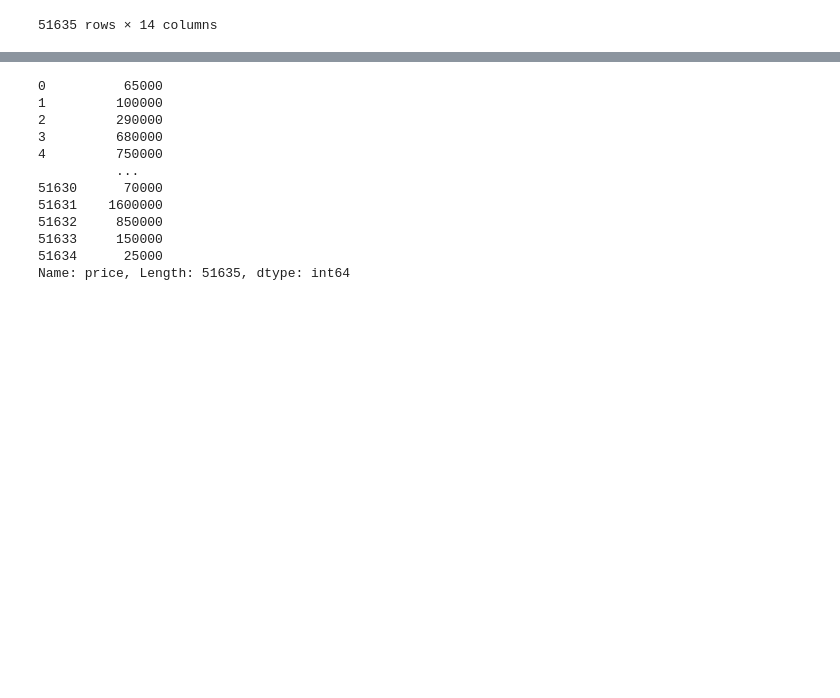
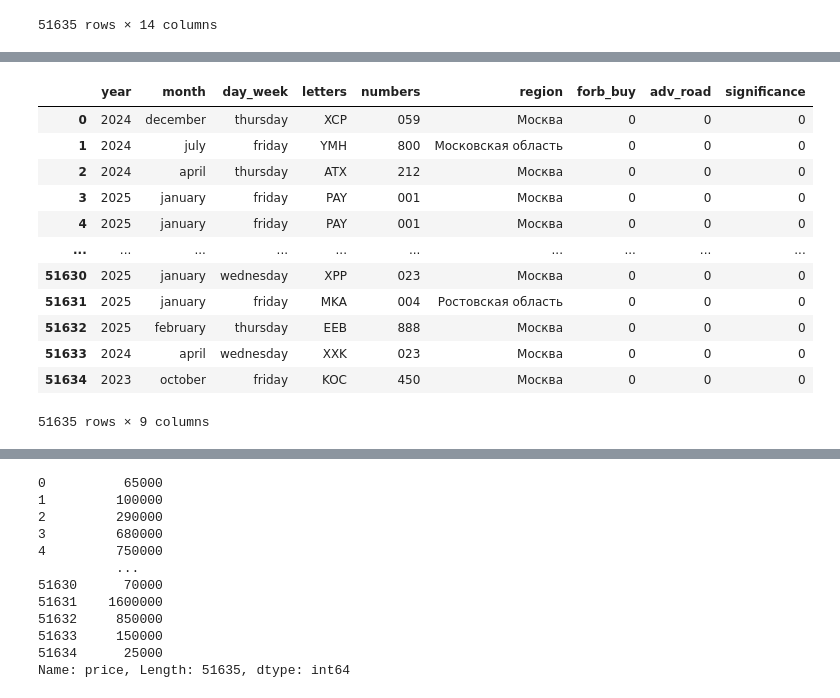
Before and after one commit to Projects-42/kaggle, a Jupyter notebook: Russian Car Plates Prices Prediction/torch.ipynb, the cells around one changed output, grey strips where cells are left out. Drawn from its saved outputs; the diff is of its cells as text; code cells hidden in the pictures; blank space fills up the shorter version.

```diff
--- a/Russian Car Plates Prices Prediction/torch.ipynb
+++ b/Russian Car Plates Prices Prediction/torch.ipynb
@@ -45,0 +29,17 @@ X
+# %%
+X = df.drop(["id", "plate", "date", "dept_name", "price"], axis=1)
+X
+# %% [output]
+|  | year | month | day_week | letters | numbers | region | forb_buy | adv_road | significance |
+| 0 | 2024 | december | thursday | XCP | 059 | Москва | 0 | 0 | 0 |
+| 1 | 2024 | july | friday | YMH | 800 | Московская область | 0 | 0 | 0 |
+| 2 | 2024 | april | thursday | ATX | 212 | Москва | 0 | 0 | 0 |
+| 3 | 2025 | january | friday | PAY | 001 | Москва | 0 | 0 | 0 |
+| 4 | 2025 | january | friday | PAY | 001 | Москва | 0 | 0 | 0 |
+| ... | ... | ... | ... | ... | ... | ... | ... | ... | ... |
+| 51630 | 2025 | january | wednesday | XPP | 023 | Москва | 0 | 0 | 0 |
+| 51631 | 2025 | january | friday | MKA | 004 | Ростовская область | 0 | 0 | 0 |
+| 51632 | 2025 | february | thursday | EEB | 888 | Москва | 0 | 0 | 0 |
+| 51633 | 2024 | april | wednesday | XXK | 023 | Москва | 0 | 0 | 0 |
+| 51634 | 2023 | october | friday | KOC | 450 | Москва | 0 | 0 | 0 |
+51635 rows × 9 columns
```
Also changed, not shown: parts of 26 cells of this notebook, 1 other file.
